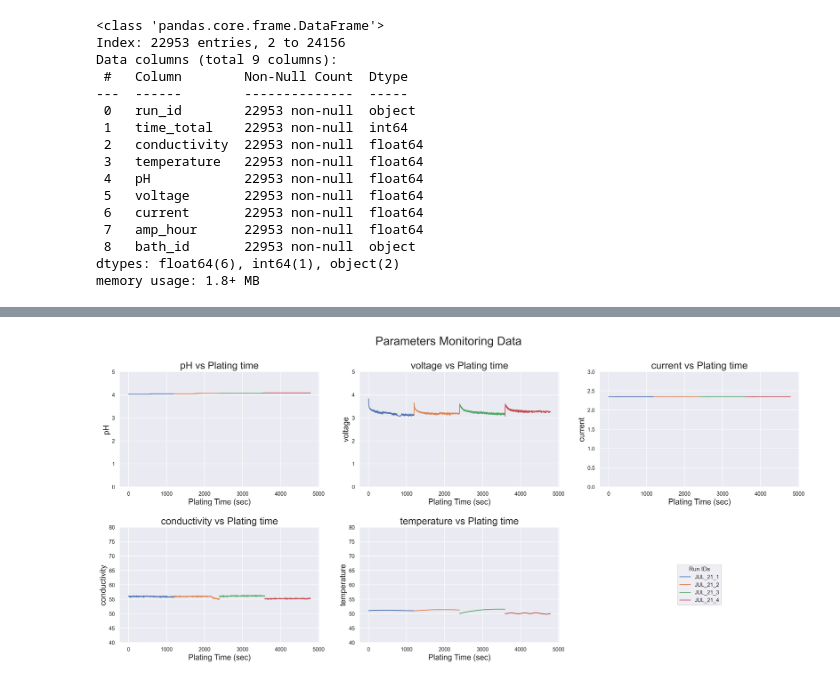
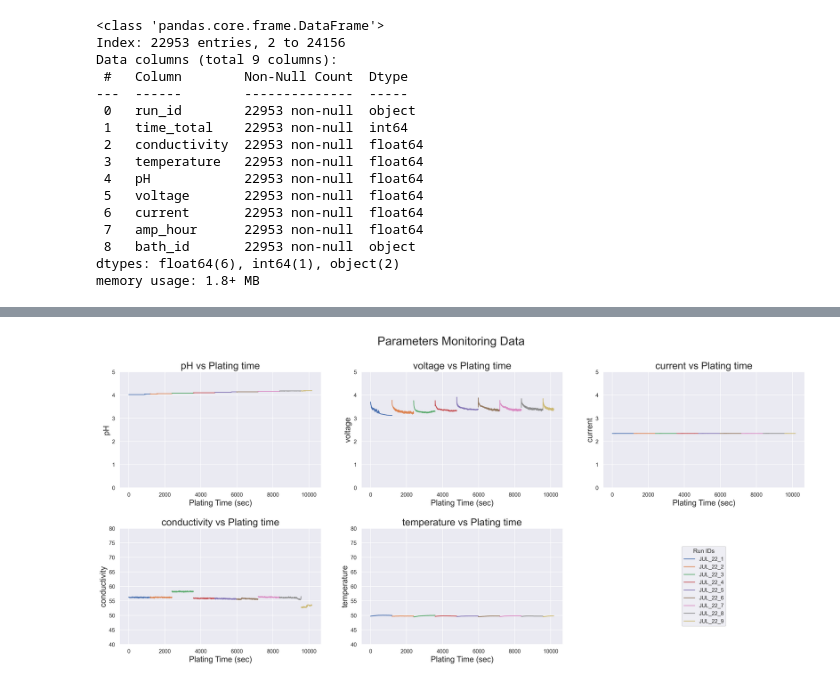
Before and after one commit to Bank7656/PlateMon_data_analytics, a Jupyter notebook: data.ipynb, the cells around one changed output, grey strips where cells are left out. Cells and saved outputs as stored; diff of their text form; code cells hidden in the pictures.

```diff
--- a/data.ipynb
+++ b/data.ipynb
@@ -60,7 +60,7 @@ Y_LIM = [[0, 5], [0, 5], [0, 3], [40, 80], [40, 80]]
 PARAMS = {
 	'pH': [0, 5],
 	'voltage': [0, 5],
-	'current': [0, 3],
+	'current': [0, 5],
 	'conductivity': [40, 80],
 	'temperature': [40, 80]
 }
@@ -96,7 +98,9 @@ plot_all_params(internal_df, full_bath_1, PARAMS)
-# %%
-plot_all_params(internal_df, full_bath_2, PARAMS)
-# %% [output]
-[figure, removed]
+# %%
+condition = (internal_df['bath_id'] == 'Bath_3')
+full_bath_3 = list(internal_df[condition]['run_id'].unique())
+plot_all_params(internal_df, full_bath_3, PARAMS)
+# %% [output]
+[figure, added]
 # %%
 # for param, y_pos in zip(PARAMETERS, Y_LIM):
 # 	plot_single_bath(internal_df, full_bath_2, param, y_pos)
```
Also changed, not shown: parts of 6 cells of this notebook.
